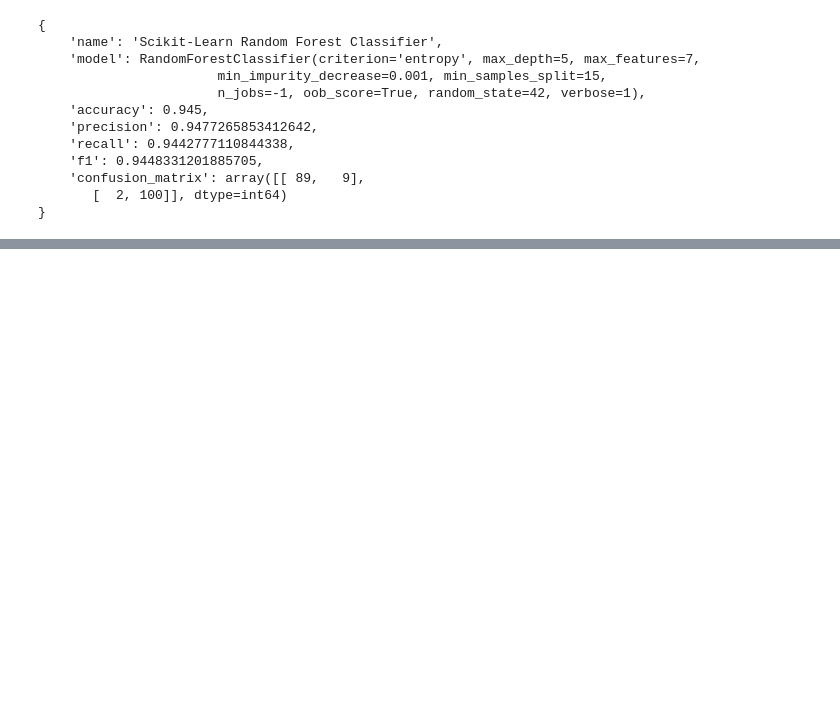
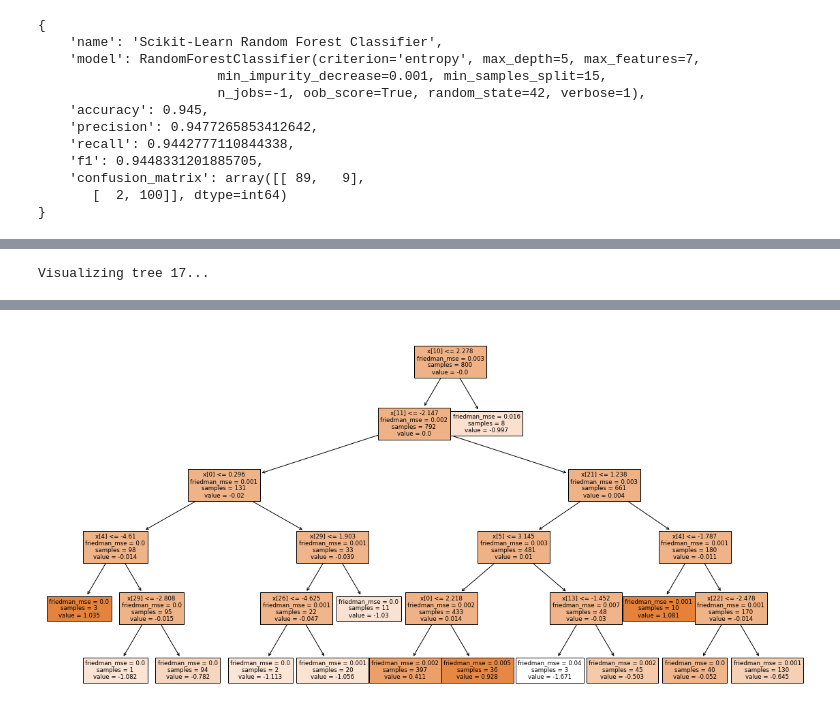
Before and after one commit to lakshyaag/ML-Tree-Based-Algorithms, a Jupyter notebook: code/scratch.ipynb, the cells around one changed output, grey strips where cells are left out. Saved outputs shown, nothing was run; the diff lists cells and outputs as text; code cells hidden in the pictures; blank space fills up the shorter version.

```diff
--- a/code/scratch.ipynb
+++ b/code/scratch.ipynb
@@ -384,0 +458,5 @@ Visualizing tree 17...
+# %%
+tree_idx = np.random.randint(0, gb_clf.n_estimators)
+
+print(f"Visualizing tree {tree_idx}...")
+gb_clf.trees[tree_idx].visualize_tree()
@@ -384,0 +541,11 @@ Visualizing tree 17...
+# %%
+plt.figure(figsize=(20, 10))
+print(f"Visualizing tree {tree_idx}...")
+sklearn_gb_tree = plot_sklearn_tree(
+    sklearn_gb_clf.estimators_[tree_idx][0],
+    filled=True,
+)
+
+plt.show()
+# %% [output]
+Visualizing tree 17...
@@ -384,0 +553 @@ Visualizing tree 17...
+[figure, added]
```
Also changed, not shown: parts of 18 cells of this notebook.
